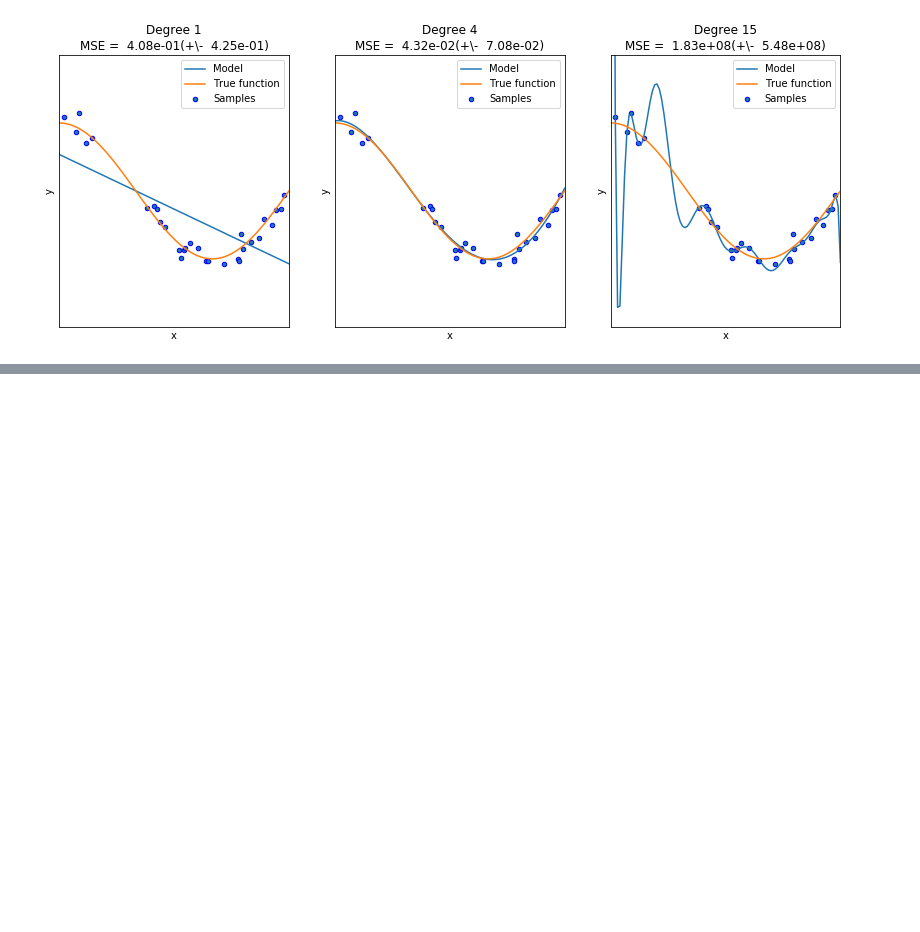
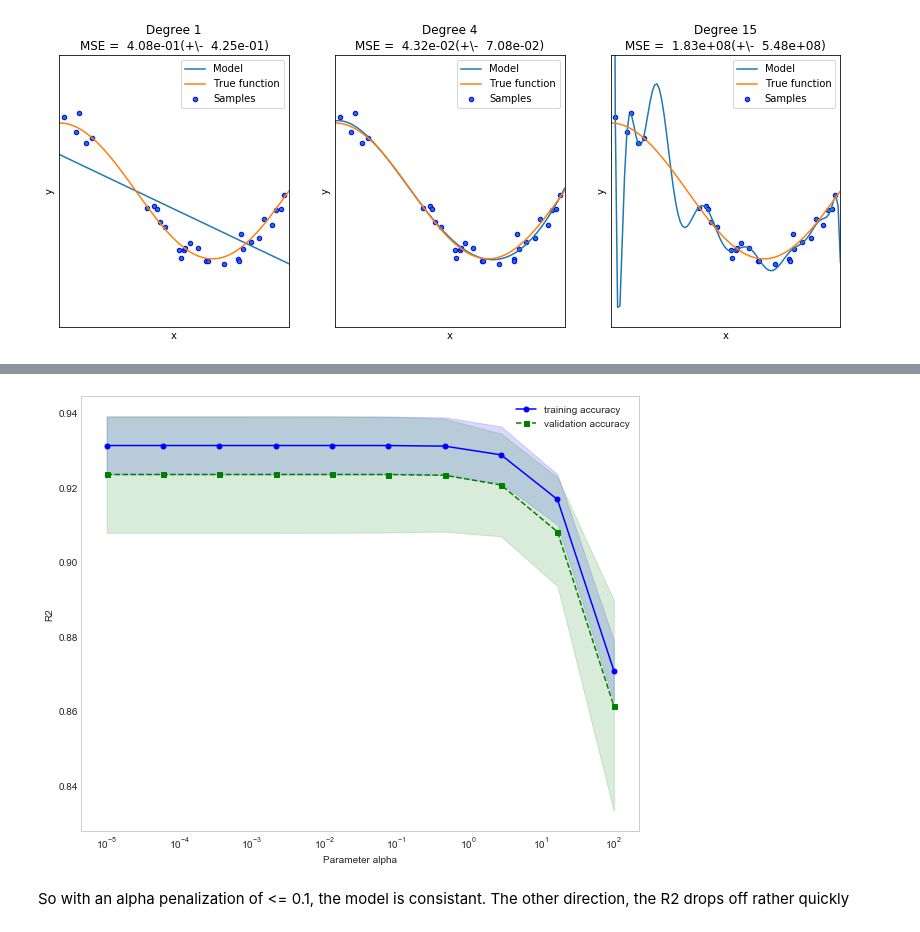
Before and after one commit to jacobskr/ML_Python, a Jupyter notebook: The Complete Machine Learning Course/Projects/Variance-Bias Tradeoff.ipynb, the cells around one changed output, grey strips where cells are left out. Cells and saved outputs as stored; diff of their text form; code cells hidden in the pictures; blank space fills up the shorter version.

```diff
--- a/The Complete Machine Learning Course/Projects/Variance-Bias Tradeoff.ipynb
+++ b/The Complete Machine Learning Course/Projects/Variance-Bias Tradeoff.ipynb
@@ -58,0 +64,5 @@ Automatically created module for IPython interactive environment
+# %%
+import matplotlib.pyplot as plt
+%matplotlib inline
+import seaborn
+seaborn.set_style('whitegrid')
@@ -58,0 +128,26 @@ Automatically created module for IPython interactive environment
+# %%
+plt.figure(figsize=(10,8))
+plt.plot(param_range, train_mean,
+        color='blue', marker='o',
+        markersize=5, label='training accuracy')
+plt.fill_between(param_range, train_mean + train_std,
+                train_mean - train_std, alpha=0.15,
+                color='blue')
+plt.plot(param_range, test_mean,
+        color='green', linestyle='--',
+        marker='s', markersize=5,
+        label='validation accuracy')
+plt.fill_between(param_range,
+                 test_mean + test_std,
+                test_mean - test_std,
+                alpha=0.15, color='green')
+plt.grid()
+plt.xscale('log')
+plt.legend(loc='upper right')
+plt.xlabel('Parameter alpha')
+plt.ylabel('R2')
+plt.show()
+# %% [output]
+[figure, added]
+# %% [markdown]
+So with an alpha penalization of <= 0.1, the model is consistant. The other direction, the R2 drops off rather quickly
```
Also changed, not shown: parts of 8 cells of this notebook.
